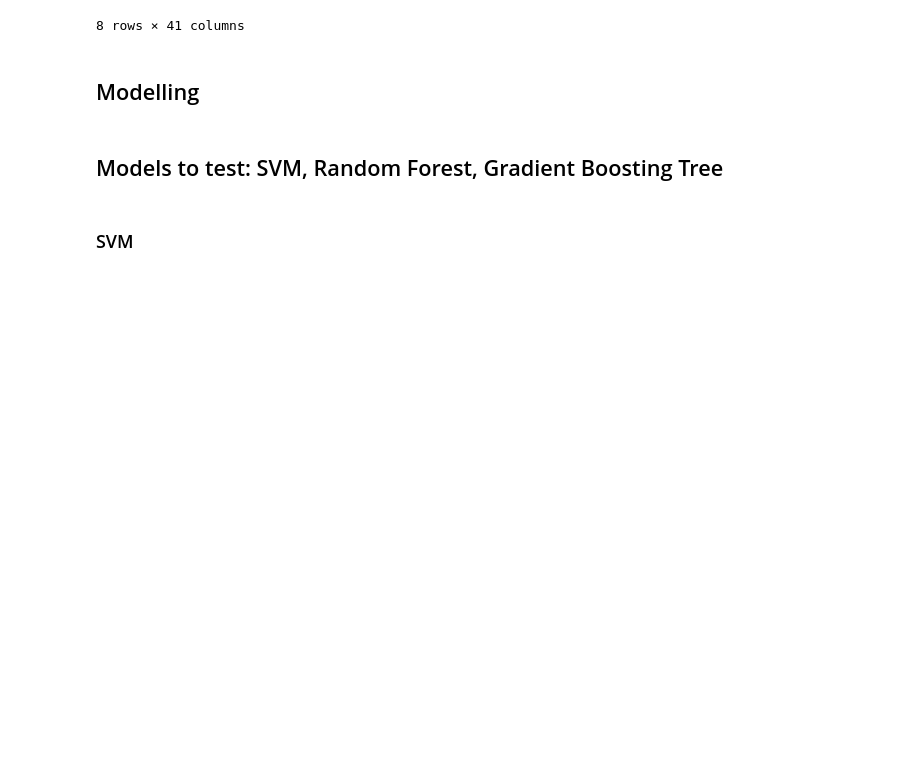
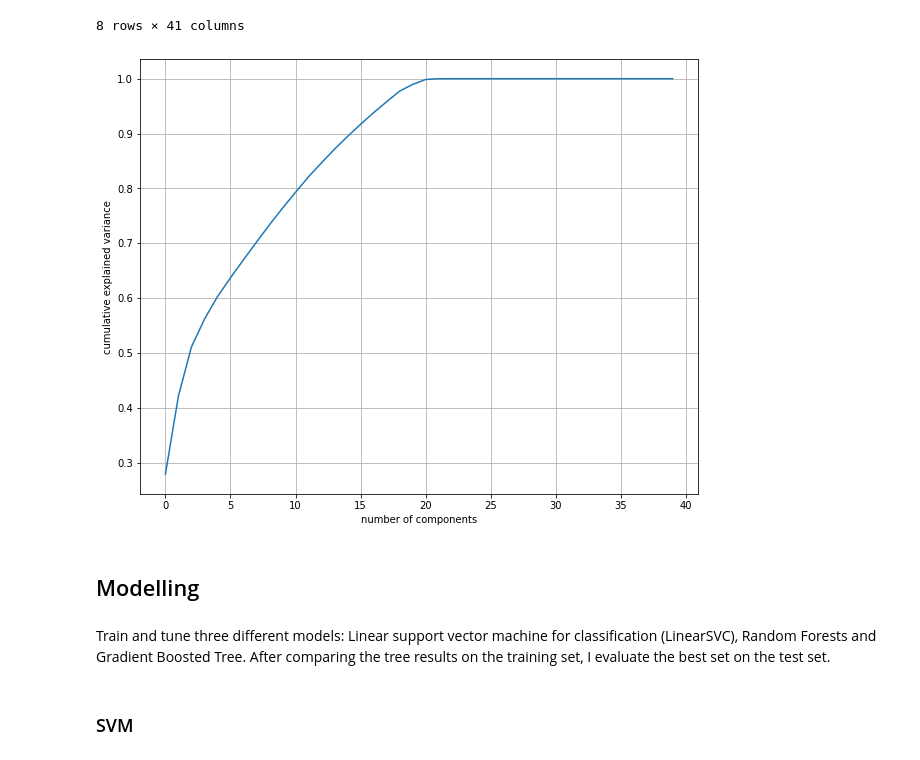
Before and after one commit to phisinger/Predict-telco-churn, a Jupyter notebook: prediction_notebook.ipynb, the cells around one changed output. Cells and saved outputs as stored; diff of their text form; code cells hidden in the pictures; blank space fills up the shorter version.

```diff
--- a/prediction_notebook.ipynb
+++ b/prediction_notebook.ipynb
@@ -222,3 +222,13 @@ X = pd.DataFrame(std.fit_transform(training_data), columns=training_columns)
 # split data set in train and test set
 # validation befor final evaluation will be done with cross validation
 X_train, X_test, y_train, y_test = train_test_split(X,target_data,test_size=0.1,random_state=123)
+# %%
+pca = PCA().fit(X_train)
+
+plt.figure(figsize=(10,8))
+plt.plot(np.cumsum(pca.explained_variance_ratio_))
+plt.xlabel('number of components')
+plt.ylabel('cumulative explained variance')
+plt.grid()
+# %% [output]
+[figure, added]
@@ -233,8 +247,8 @@ def validation(model, X_train, y_train):
             "F1               ": cross_val_score(model, X_train, y_train, scoring='f1').mean(),
             "Roc AUC          ": cross_val_score(model, X_train, y_train, scoring='roc_auc').mean()
            }
-# %% [markdown]
-## Models to test: SVM, Random Forest, Gradient Boosting Tree
+# %% [markdown]
+Train and tune three different models: Linear support vector machine for classification (LinearSVC), Random Forests and Gradient Boosted Tree. After comparing the tree results on the training set, I evaluate the best set on the test set.
 # %% [markdown]
 ### SVM
 # %%
```
Also changed, not shown: parts of 11 cells of this notebook.
